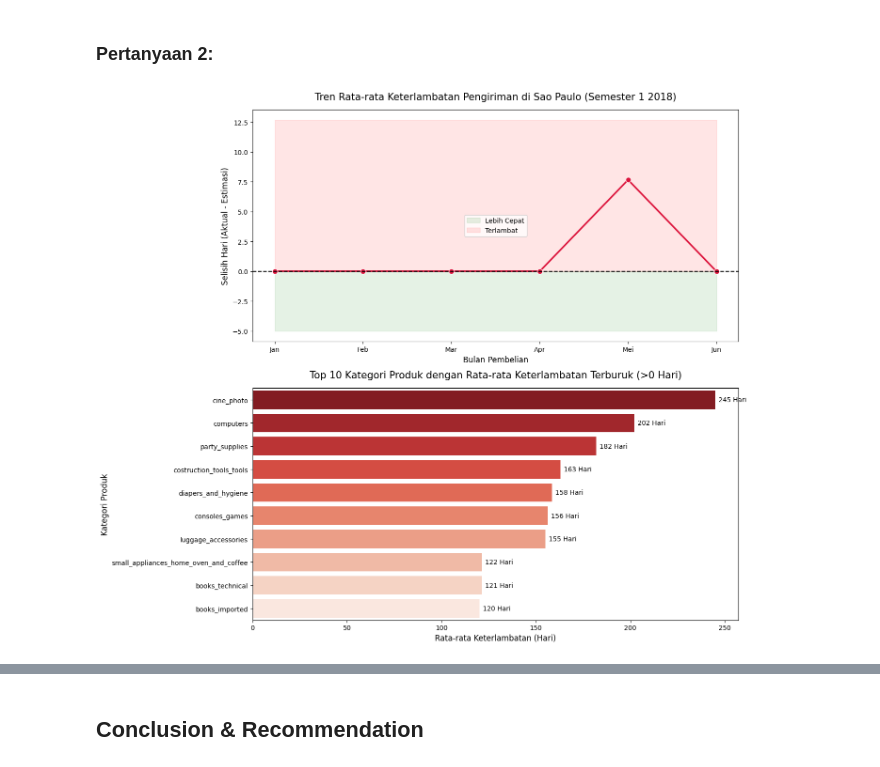
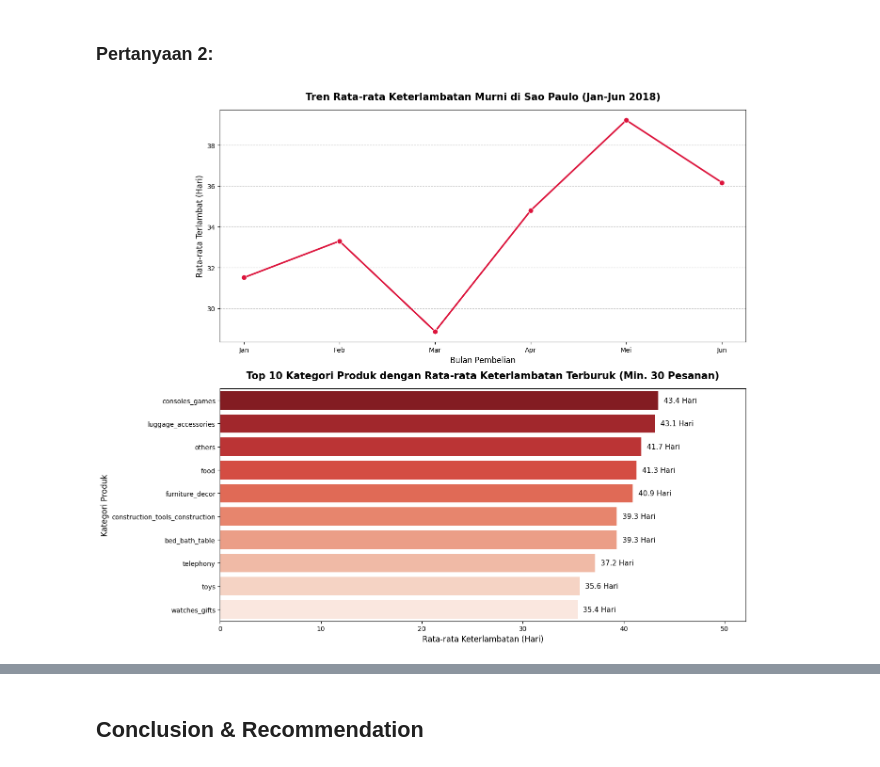
Before and after one commit to pytaa/ecommerce-dashboard-pyta, a Jupyter notebook: notebook.ipynb, the cells around one changed output, grey strips where cells are left out. Saved outputs shown, nothing was run; the diff lists cells and outputs as text; code cells hidden in the pictures.

```diff
--- a/notebook.ipynb
+++ b/notebook.ipynb
@@ -83,6 +83,7 @@ order_reviews_df = pd.read_csv('order_reviews_dataset.csv')
 orders_df = pd.read_csv('orders_dataset.csv')
 products_df = pd.read_csv('products_dataset.csv')
 product_category_name_translation_df = pd.read_csv('product_category_name_translation.csv')
+sellers_df = pd.read_csv('sellers_dataset.csv')
 # %% [markdown]
 **Insight:**
 
@@ -395,6 +412,7 @@ dtype: object
 # Menggabungkan tabel yang dibutuhkan
 q1_df = order_items_df.merge(products_df, on='product_id', how='left')
 q1_df = q1_df.merge(order_reviews_df, on='order_id', how='left')
+q1_df = q1_df.merge(sellers_df[['seller_id', 'seller_zip_code_prefix']], on='seller_id', how='left')
 # %% [markdown]
 #### Explore products weight distribution
 # %%
@@ -438,9 +456,9 @@ Perbandingan Rata-rata Skor Review berdasarkan 3 Kategori:
 heavy_items = q1_df[q1_df['weight_category'] == 'Heavy (>7kg)']
 
 # Agregasi performa seller
-seller_performance = heavy_items.groupby('seller_id').agg(
+seller_performance = heavy_items.groupby(['seller_id', 'seller_zip_code_prefix']).agg(
     avg_review_score=('review_score', 'mean'),
-    total_heavy_orders=('order_id', 'nunique')
+    total_heavy_orders=('order_id', 'nunique'),
 ).reset_index()
 
 # Filter skor > 4.0 dan urutkan dari pesanan terbanyak
@@ -571,9 +585,2 @@ q2_df['delivery_delay_days'] = (q2_df['order_delivered_customer_date'] - q2_df['
 # %% [markdown]
 #### Explore revenue vs rating Chart
-# %%
-q2_df['purchase_month'] = q2_df['order_purchase_timestamp'].dt.month
-monthly_trend = q2_df.groupby('purchase_month')['delivery_delay_days'].mean().reset_index()
-print("Rata-rata Keterlambatan per Bulan (Hari):")
-
-monthly_trend['delivery_delay_days'] = monthly_trend['delivery_delay_days'].clip(lower=0)
-display(monthly_trend)
@@ -682,52 +724,46 @@ plt.show()
 # %%
 fig, ax = plt.subplots(nrows=2, ncols=1, figsize=(14, 12))
 
-# Visualisasi 1: Tren Bulanan Keterlambatan
+# Visualisasi 1: Tren Bulanan
 sns.lineplot(
     x='purchase_month',
-    y='delivery_delay_days',
+    y='pure_delay_days',
     data=monthly_trend,
     marker='o',
     color='crimson',
     linewidth=2.5,
     markersize=8,
     ax=ax[0]
 )
-ax[0].set_title('Tren Rata-rata Keterlambatan Pengiriman di Sao Paulo (Semester 1 2018)', fontsize=15, pad=15)
+ax[0].set_title('Tren Rata-rata Keterlambatan Murni di Sao Paulo (Jan-Jun 2018)', fontsize=15, pad=15, fontweight='bold')
 ax[0].set_xlabel('Bulan Pembelian', fontsize=12)
-ax[0].set_ylabel('Selisih Hari (Aktual - Estimasi)', fontsize=12)
+ax[0].set_ylabel('Rata-rata Terlambat (Hari)', fontsize=12)
 ax[0].set_xticks(range(1, 7))
 ax[0].set_xticklabels(['Jan', 'Feb', 'Mar', 'Apr', 'Mei', 'Jun'])
+ax[0].grid(axis='y', linestyle='--', alpha=0.7)
 
-# Membuat garis batas 0 (tepat waktu) dan area hijau/merah
-ax[0].axhline(0, color='black', linestyle='--', linewidth=1.5)
-ax[0].fill_between(range(1, 7), 0, monthly_trend['delivery_delay_days'].min() - 5, color='green', alpha=0.1, label='Lebih Cepat')
-ax[0].fill_between(range(1, 7), 0, monthly_trend['delivery_delay_days'].max() + 5, color='red', alpha=0.1, label='Terlambat')
-ax[0].legend()
-
-
-# Visualisasi 2: Kategori Paling Sering Terlambat
-top_10_problem_categories = problem_categories.head(10).reset_index()
-
+# Visualisasi 2: Kategori Terburuk
 sns.barplot(
     x='avg_delay_days',
     y='product_category_name',
-    data=top_10_problem_categories,
+    data=top_10_filtered,
     palette='Reds_r',
     hue='product_category_name',
     legend=False,
     ax=ax[1]
 )
-ax[1].set_title('Top 10 Kategori Produk dengan Rata-rata Keterlambatan Terburuk (>0 Hari)', fontsize=15, pad=15)
+ax[1].set_title('Top 10 Kategori Produk dengan Rata-rata Keterlambatan Terburuk (Min. 30 Pesanan)', fontsize=15, pad=15, fontweight='bold')
 ax[1].set_xlabel('Rata-rata Keterlambatan (Hari)', fontsize=12)
 ax[1].set_ylabel('Kategori Produk', fontsize=12)
 
-# Memberikan label angka di samping bar
+# Label Angka
 for p in ax[1].patches:
-    ax[1].annotate(f'{p.get_width():.0f} Hari', (p.get_width(), p.get_y() + p.get_height() / 2.),
-                   ha='left', va='center', xytext=(5, 0), textcoords='offset points')
+    ax[1].annotate(f' {p.get_width():.1f} Hari', (p.get_width(), p.get_y() + p.get_height() / 2.),
+                   ha='left', va='center', xytext=(5, 0), textcoords='offset points', fontsize=11)
+
+ax[1].set_xlim(0, top_10_filtered['avg_delay_days'].max() * 1.2)
 
 plt.tight_layout()
 plt.show()
 # %% [output]
-[figure, old version]
+[figure, new version]
```
Also changed, not shown: parts of 37 cells of this notebook, 1 other file.
